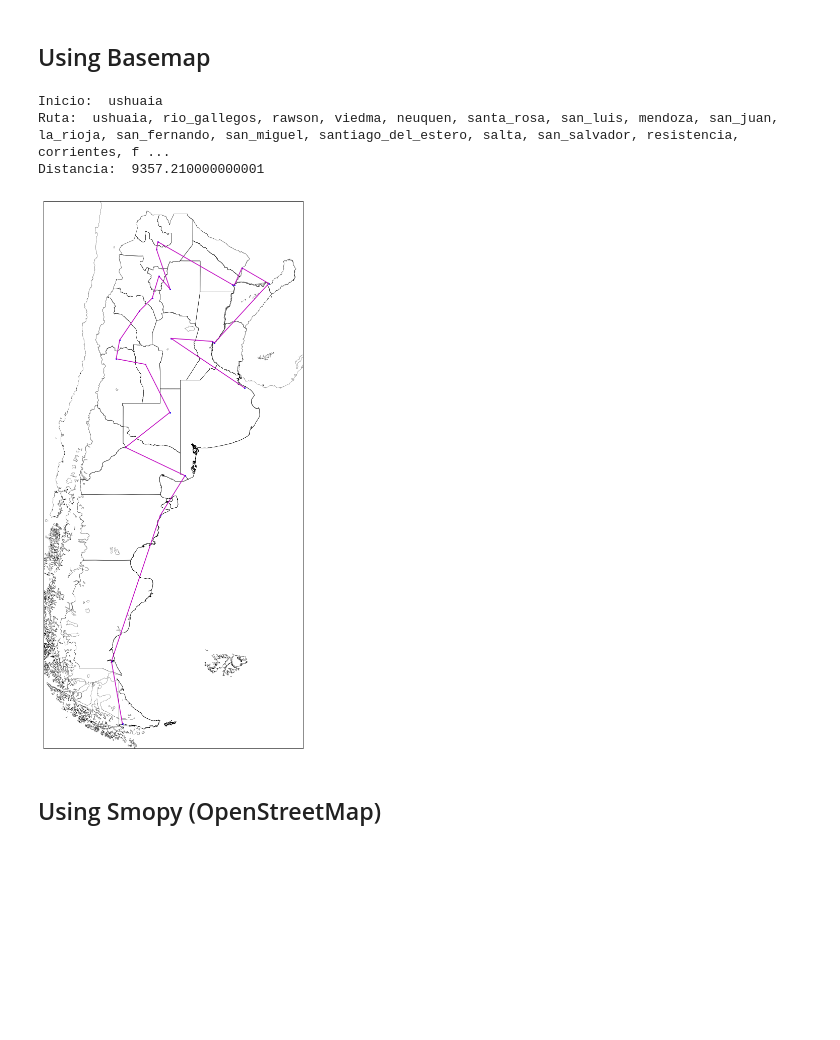
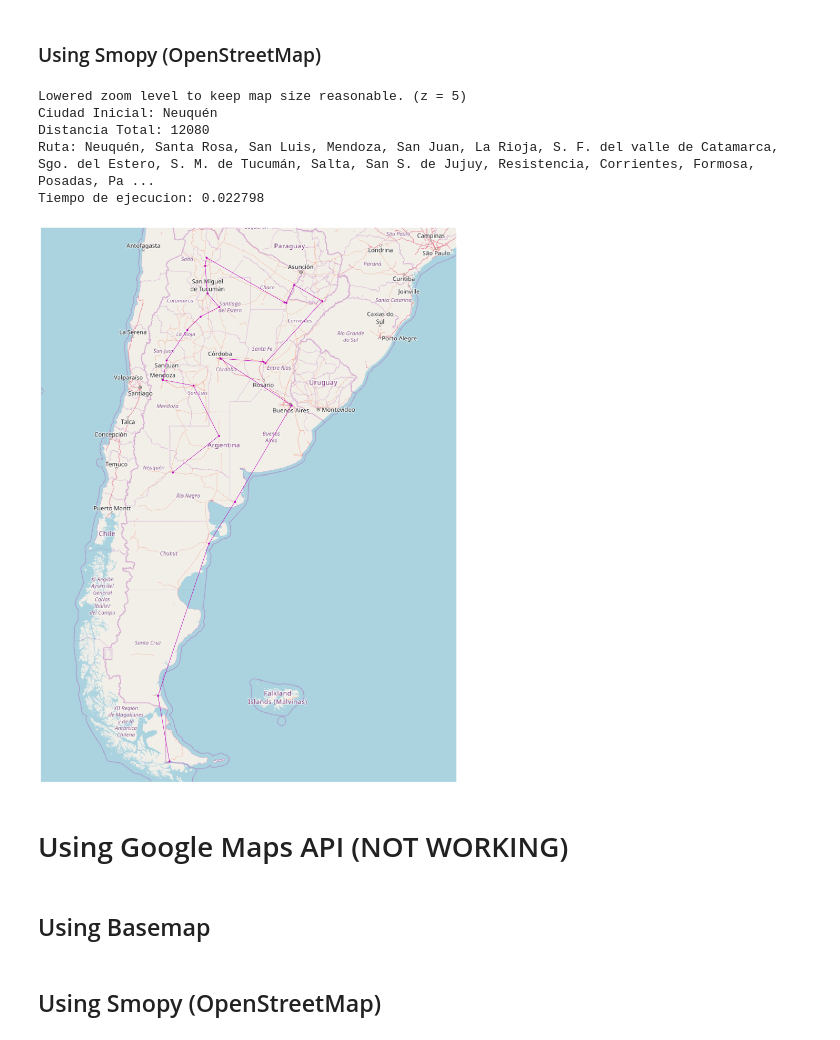
Before and after one commit to ELC/utn-genetic-algorithms, a Jupyter notebook: exercises/exercise3/TSP Argentina.ipynb, the cells around one changed output. Saved outputs shown, nothing was run; the diff lists cells and outputs as text; code cells hidden in the pictures; blank space fills up the shorter version.

```diff
--- a/exercises/exercise3/TSP Argentina.ipynb
+++ b/exercises/exercise3/TSP Argentina.ipynb
@@ -173,0 +345,24 @@ def plot_lines_from_vertexes(vertexes, my_map):
+# %% [markdown]
+### Using Smopy (OpenStreetMap)
+# %%
+map = smopy.Map(southernmost_lat+6, westermost_long, northermost_lat-3, eastermost_long-4)
+
+my_map = map.show_mpl()
+
+time, best_city, distancia, route = main_greedy_matrix(distance_matrix, cities_alt)
+show(time, best_city, distancia, route)
+
+vertexes = get_vertexes(route, map.to_pixels)
+
+plot_lines_from_vertexes(vertexes, my_map)
+
+plt.show()
+# %% [output]
+Lowered zoom level to keep map size reasonable. (z = 5)
+Ciudad Inicial: Neuquén
+Distancia Total: 12080
+Ruta: Neuquén, Santa Rosa, San Luis, Mendoza, San Juan, La Rioja, S. F. del valle de Catamarca, Sgo. del Estero, S. M. de Tucumán, Salta, San S. de Jujuy, Resistencia, Corrientes, Formosa, Posadas, Pa ...
+Tiempo de ejecucion: 0.022798
+[figure, added]
+# %% [markdown]
+# Using Google Maps API (NOT WORKING)
@@ -174,28 +379,21 @@ def plot_lines_from_vertexes(vertexes, my_map):
 # %% [markdown]
 ## Using Basemap
 # %%
-my_map = Basemap(projection='merc', resolution = 'h', area_thresh = 10.0,
-    llcrnrlon=westermost_long, llcrnrlat=southernmost_lat,
-    urcrnrlon=eastermost_long, urcrnrlat=northermost_lat)
+# my_map = Basemap(projection='merc', resolution = 'h', area_thresh = 10.0,
+#     llcrnrlon=westermost_long, llcrnrlat=southernmost_lat,
+#     urcrnrlon=eastermost_long, urcrnrlat=northermost_lat)
 
-my_map.readshapefile("ARG_adm_shp\ARG_adm1", "cities")
-#my_map.readshapefile("ARG_adm_shp\ARG_adm2", "cities")
-my_map.drawcoastlines(linewidth=0.3)
-my_map.drawmapboundary()
+# my_map.readshapefile("shapes\ARG_adm1", "cities")
+# my_map.drawcoastlines(linewidth=0.3)
+# my_map.drawmapboundary()
 
-plot_capital_cities(my_map, my_map)
+# time, best_city, distancia, route = main_greedy(matrix, cities)
+# show(time, best_city, distancia, route)
 
-cities = main_greedy()
+# vertexes = get_vertexes(route, my_map, inverse=True)
 
-vertexes = get_vertexes(cities, my_map, inverse=True)
+# plot_lines_from_vertexes(vertexes, my_map)
 
-plot_lines_from_vertexes(vertexes, my_map)
-
-plt.show()
+# plt.show()
-# %% [output]
-Inicio:  ushuaia
-Ruta:  ushuaia, rio_gallegos, rawson, viedma, neuquen, santa_rosa, san_luis, mendoza, san_juan, la_rioja, san_fernando, san_miguel, santiago_del_estero, salta, san_salvador, resistencia, corrientes, f ...
-Distancia:  9357.210000000001
-[figure, removed]
 # %% [markdown]
 ## Using Smopy (OpenStreetMap)
```
Also changed, not shown: parts of 47 cells of this notebook, 24 other files.
